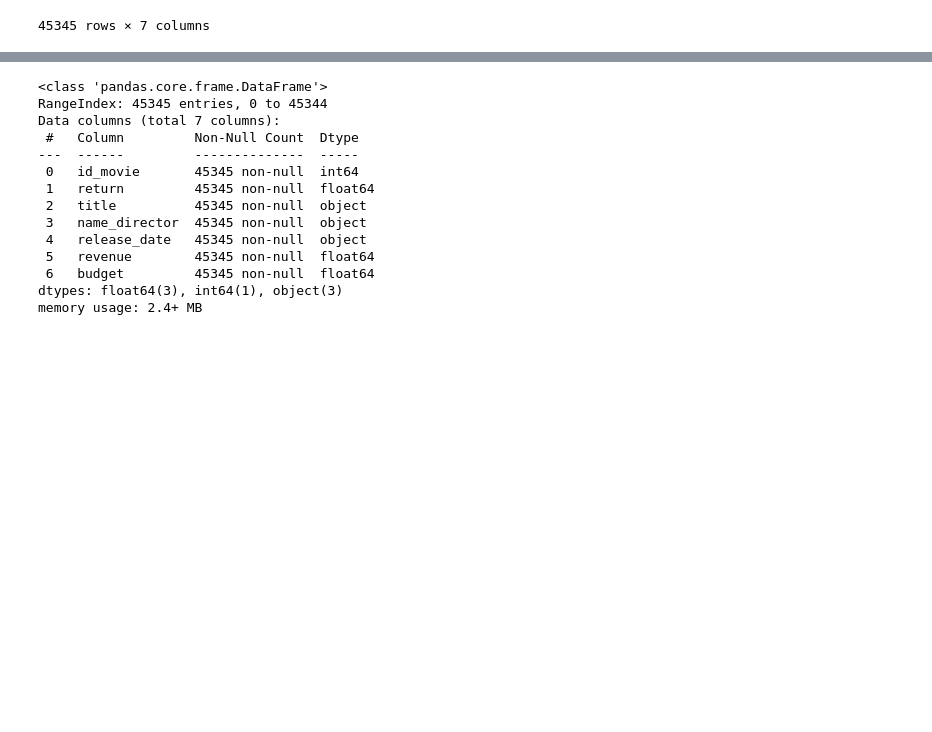
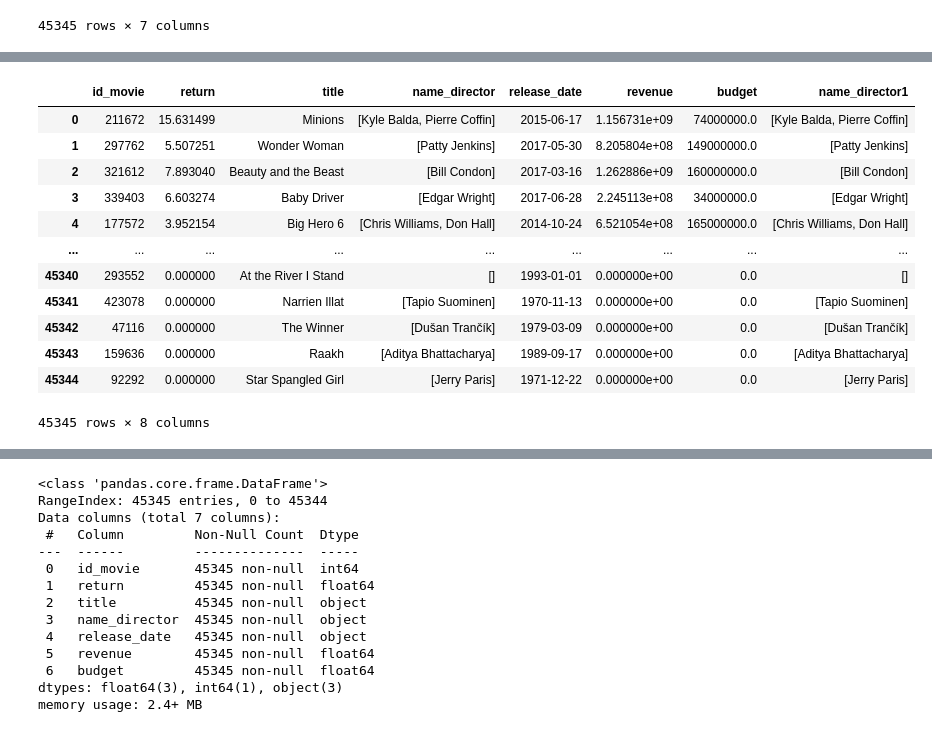
Before and after one commit to felixjos3ca21/project_mlops, a Jupyter notebook: notebooks/enpoint.ipynb, the cells around one changed output, grey strips where cells are left out. Drawn from its saved outputs; the diff is of its cells as text; code cells hidden in the pictures; blank space fills up the shorter version.

```diff
--- a/notebooks/enpoint.ipynb
+++ b/notebooks/enpoint.ipynb
@@ -228,3 +266,5 @@ data_director
 | 45343 | 159636 | 0.000000 | Raakh | [{'name': 'Aditya Bhattacharya'}] | 1989-09-17 | 0.000000e+00 | 0.0 |
 | 45344 | 92292 | 0.000000 | Star Spangled Girl | [{'name': 'Jerry Paris'}] | 1971-12-22 | 0.000000e+00 | 0.0 |
 45345 rows × 7 columns
+# %%
+data_director = pd.read_csv('C:\project_mlops\data_director.csv')
@@ -230,0 +287,19 @@ data_director
+# %%
+# Utilizar una función lambda para extraer los nombres de los actores
+data_director['name_director'] = data_director['name_director'].apply(lambda row: [actor['name'] for actor in eval(row)])
+# %%
+data_director
+# %% [output]
+|  | id_movie | return | title | name_director | release_date | revenue | budget | name_director1 |
+| 0 | 211672 | 15.631499 | Minions | [Kyle Balda, Pierre Coffin] | 2015-06-17 | 1.156731e+09 | 74000000.0 | [Kyle Balda, Pierre Coffin] |
+| 1 | 297762 | 5.507251 | Wonder Woman | [Patty Jenkins] | 2017-05-30 | 8.205804e+08 | 149000000.0 | [Patty Jenkins] |
+| 2 | 321612 | 7.893040 | Beauty and the Beast | [Bill Condon] | 2017-03-16 | 1.262886e+09 | 160000000.0 | [Bill Condon] |
+| 3 | 339403 | 6.603274 | Baby Driver | [Edgar Wright] | 2017-06-28 | 2.245113e+08 | 34000000.0 | [Edgar Wright] |
+| 4 | 177572 | 3.952154 | Big Hero 6 | [Chris Williams, Don Hall] | 2014-10-24 | 6.521054e+08 | 165000000.0 | [Chris Williams, Don Hall] |
+| ... | ... | ... | ... | ... | ... | ... | ... | ... |
+| 45340 | 293552 | 0.000000 | At the River I Stand | [] | 1993-01-01 | 0.000000e+00 | 0.0 | [] |
+| 45341 | 423078 | 0.000000 | Narrien Illat | [Tapio Suominen] | 1970-11-13 | 0.000000e+00 | 0.0 | [Tapio Suominen] |
+| 45342 | 47116 | 0.000000 | The Winner | [Dušan Trančík] | 1979-03-09 | 0.000000e+00 | 0.0 | [Dušan Trančík] |
+| 45343 | 159636 | 0.000000 | Raakh | [Aditya Bhattacharya] | 1989-09-17 | 0.000000e+00 | 0.0 | [Aditya Bhattacharya] |
+| 45344 | 92292 | 0.000000 | Star Spangled Girl | [Jerry Paris] | 1971-12-22 | 0.000000e+00 | 0.0 | [Jerry Paris] |
+45345 rows × 8 columns
```
Also changed, not shown: parts of 13 cells of this notebook, 3 other files.
